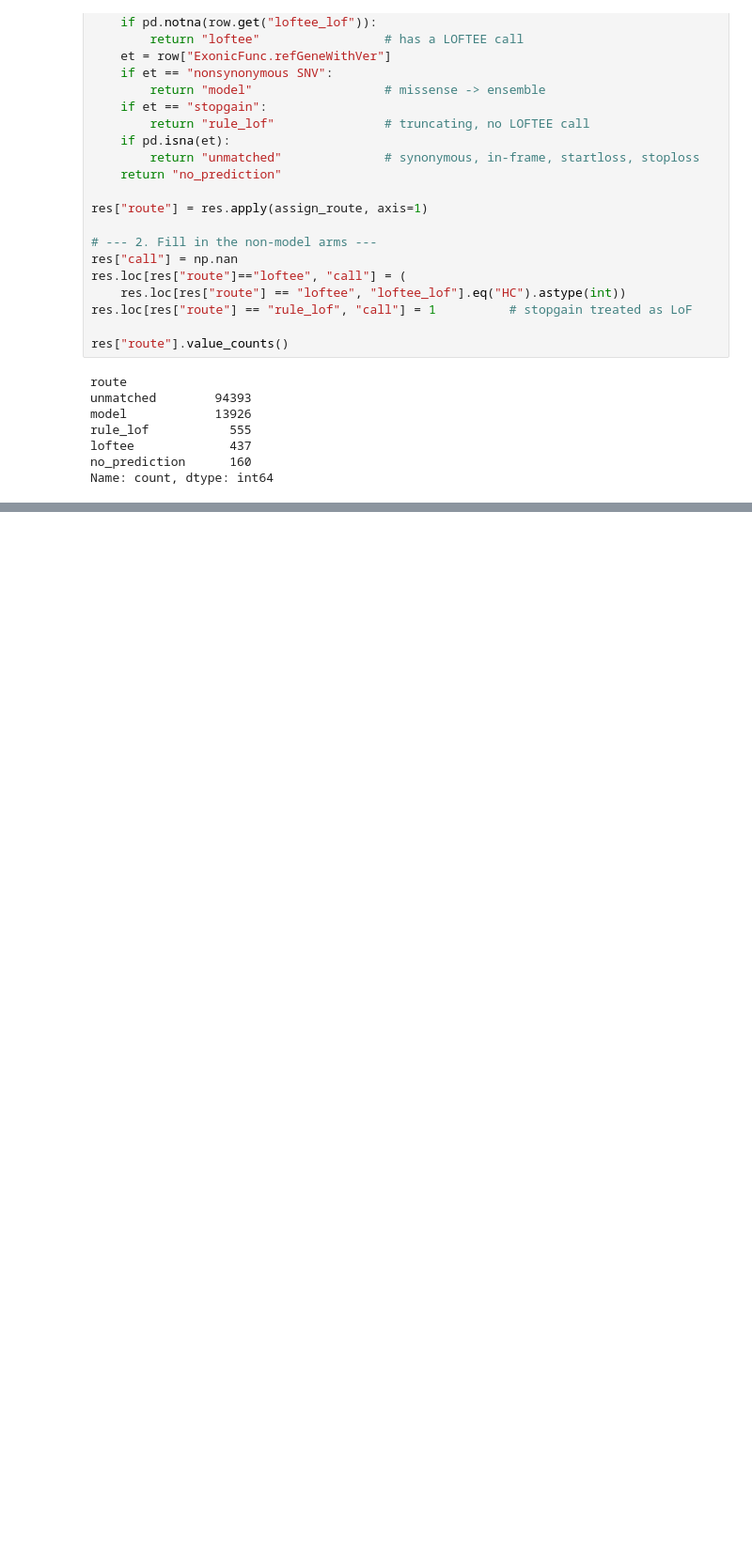
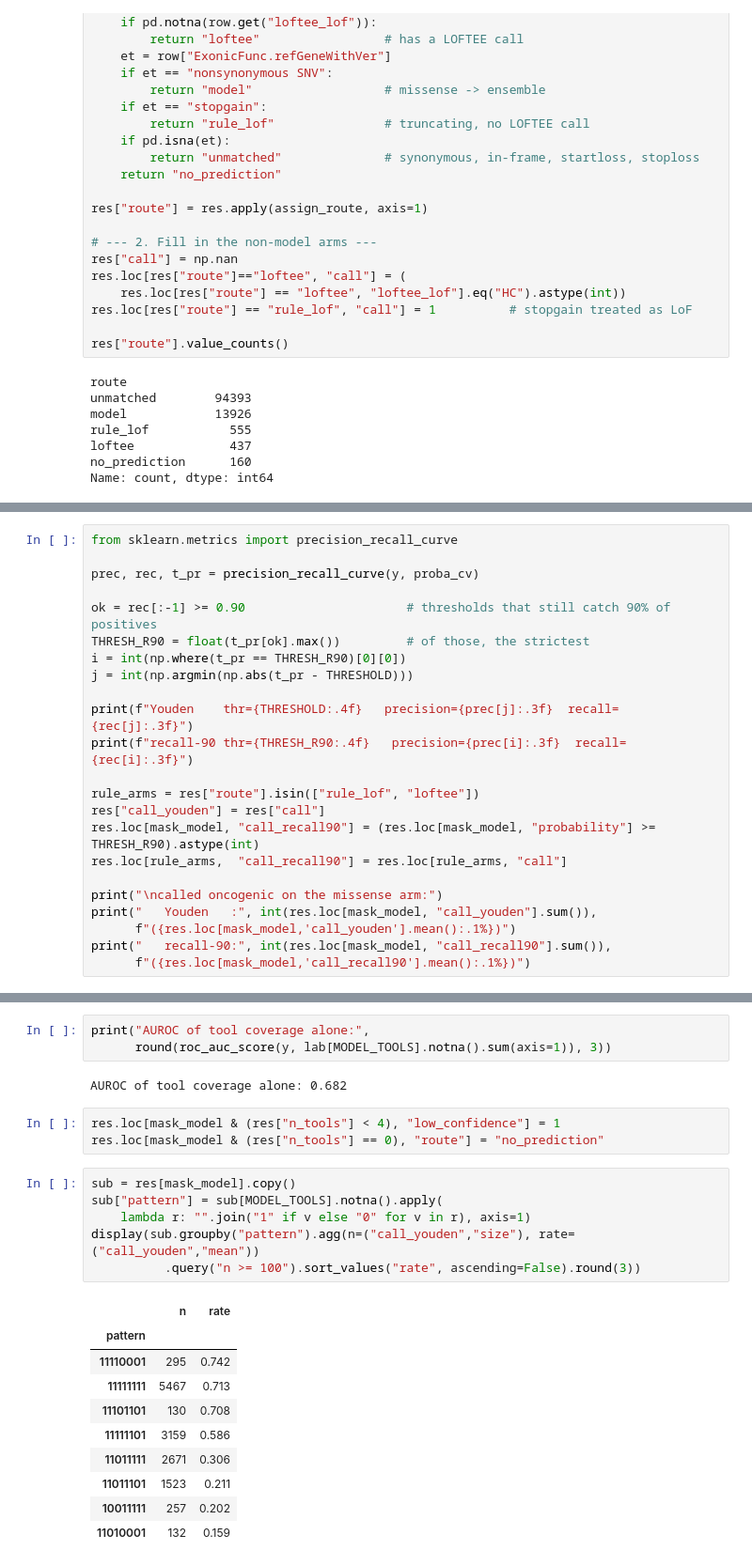
Before and after one commit to il328/oncokb-annotator, a Jupyter notebook: analysis_fisher.ipynb, the cells around one changed output, grey strips where cells are left out. Shown at 94% size. Saved outputs shown, nothing was run; the diff lists cells and outputs as text; blank space fills up the shorter version.

```diff
--- a/analysis_fisher.ipynb
+++ b/analysis_fisher.ipynb
@@ -172,0 +381,23 @@ Name: count, dtype: int64
+# %%
+from sklearn.metrics import precision_recall_curve
+
+prec, rec, t_pr = precision_recall_curve(y, proba_cv)
+
+ok = rec[:-1] >= 0.90                      # thresholds that still catch 90% of positives
+THRESH_R90 = float(t_pr[ok].max())         # of those, the strictest
+i = int(np.where(t_pr == THRESH_R90)[0][0])
+j = int(np.argmin(np.abs(t_pr - THRESHOLD)))
+
+print(f"Youden    thr={THRESHOLD:.4f}   precision={prec[j]:.3f}  recall={rec[j]:.3f}")
+print(f"recall-90 thr={THRESH_R90:.4f}   precision={prec[i]:.3f}  recall={rec[i]:.3f}")
+
+rule_arms = res["route"].isin(["rule_lof", "loftee"])
+res["call_youden"] = res["call"]
+res.loc[mask_model, "call_recall90"] = (res.loc[mask_model, "probability"] >= THRESH_R90).astype(int)
+res.loc[rule_arms,  "call_recall90"] = res.loc[rule_arms, "call"]
+
+print("\ncalled oncogenic on the missense arm:")
+print("   Youden   :", int(res.loc[mask_model, "call_youden"].sum()),
+      f"({res.loc[mask_model,'call_youden'].mean():.1%})")
+print("   recall-90:", int(res.loc[mask_model, "call_recall90"].sum()),
+      f"({res.loc[mask_model,'call_recall90'].mean():.1%})")
@@ -172,0 +468,25 @@ Name: count, dtype: int64
+# %%
+print("AUROC of tool coverage alone:",
+      round(roc_auc_score(y, lab[MODEL_TOOLS].notna().sum(axis=1)), 3))
+# %% [output]
+AUROC of tool coverage alone: 0.682
+# %%
+res.loc[mask_model & (res["n_tools"] < 4), "low_confidence"] = 1
+res.loc[mask_model & (res["n_tools"] == 0), "route"] = "no_prediction"
+# %%
+sub = res[mask_model].copy()
+sub["pattern"] = sub[MODEL_TOOLS].notna().apply(
+    lambda r: "".join("1" if v else "0" for v in r), axis=1)
+display(sub.groupby("pattern").agg(n=("call_youden","size"), rate=("call_youden","mean"))
+          .query("n >= 100").sort_values("rate", ascending=False).round(3))
+# %% [output]
+|  | n | rate |
+| pattern |  |  |
+| 11110001 | 295 | 0.742 |
+| 11111111 | 5467 | 0.713 |
+| 11101101 | 130 | 0.708 |
+| 11111101 | 3159 | 0.586 |
+| 11011111 | 2671 | 0.306 |
+| 11011101 | 1523 | 0.211 |
+| 10011111 | 257 | 0.202 |
+| 11010001 | 132 | 0.159 |
```
Also changed, not shown: parts of 16 cells of this notebook.
